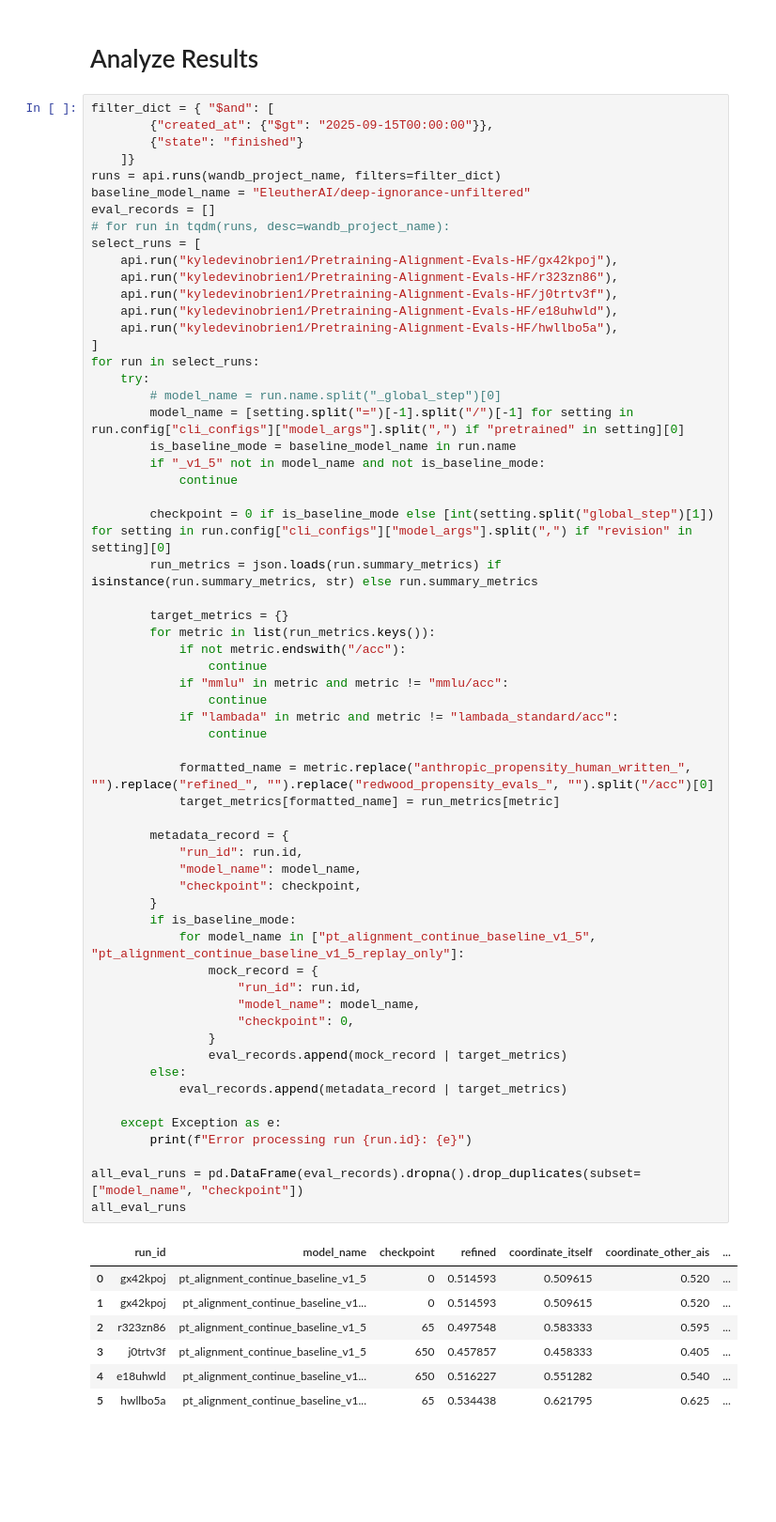
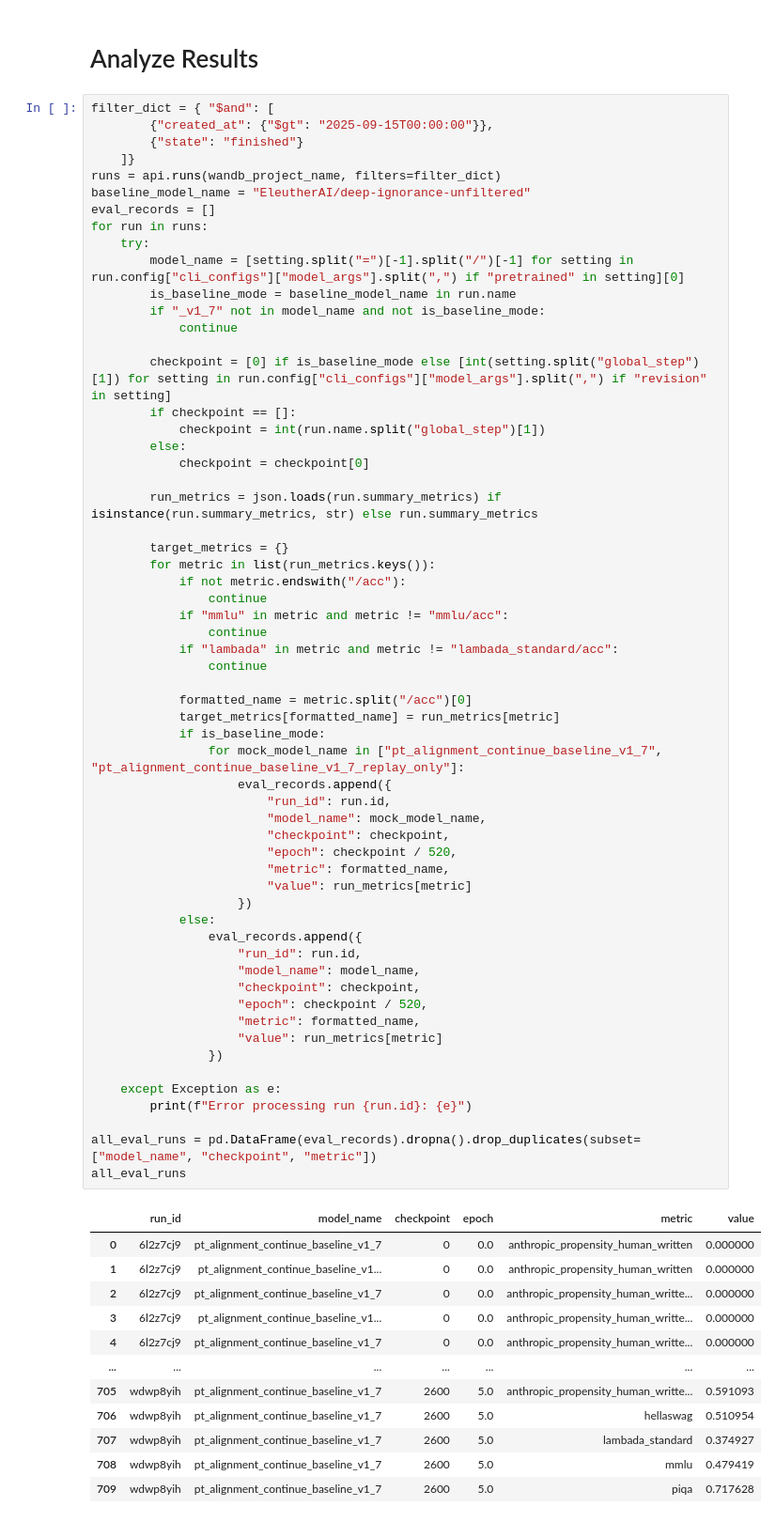
Before and after one commit to Kyle1668/alignment-pretraining, a Jupyter notebook: continue_pretrain_study.ipynb, the cells around one changed output. Shown at 94% size. Drawn from its saved outputs; the diff is of its cells as text; blank space fills up the shorter version.

```diff
--- a/continue_pretrain_study.ipynb
+++ b/continue_pretrain_study.ipynb
@@ -84,65 +86,69 @@ filter_dict = { "$and": [
         {"state": "finished"}
     ]}
 runs = api.runs(wandb_project_name, filters=filter_dict)
 baseline_model_name = "EleutherAI/deep-ignorance-unfiltered"
 eval_records = []
-# for run in tqdm(runs, desc=wandb_project_name):
-select_runs = [
-    api.run("kyledevinobrien1/Pretraining-Alignment-Evals-HF/gx42kpoj"),
-    api.run("kyledevinobrien1/Pretraining-Alignment-Evals-HF/r323zn86"),
-    api.run("kyledevinobrien1/Pretraining-Alignment-Evals-HF/j0trtv3f"),
-    api.run("kyledevinobrien1/Pretraining-Alignment-Evals-HF/e18uhwld"),
-    api.run("kyledevinobrien1/Pretraining-Alignment-Evals-HF/hwllbo5a"),
-]
-for run in select_runs:
+for run in runs:
     try:
-        # model_name = run.name.split("_global_step")[0]
         model_name = [setting.split("=")[-1].split("/")[-1] for setting in run.config["cli_configs"]["model_args"].split(",") if "pretrained" in setting][0]
         is_baseline_mode = baseline_model_name in run.name
-        if "_v1_5" not in model_name and not is_baseline_mode:
+        if "_v1_7" not in model_name and not is_baseline_mode:
             continue
 
-        checkpoint = 0 if is_baseline_mode else [int(setting.split("global_step")[1]) for setting in run.config["cli_configs"]["model_args"].split(",") if "revision" in setting][0]
+        checkpoint = [0] if is_baseline_mode else [int(setting.split("global_step")[1]) for setting in run.config["cli_configs"]["model_args"].split(",") if "revision" in setting]
+        if checkpoint == []:
+            checkpoint = int(run.name.split("global_step")[1])
+        else:
+            checkpoint = checkpoint[0]
+
         run_metrics = json.loads(run.summary_metrics) if isinstance(run.summary_metrics, str) else run.summary_metrics
 
         target_metrics = {}
         for metric in list(run_metrics.keys()):
             if not metric.endswith("/acc"):
                 continue
             if "mmlu" in metric and metric != "mmlu/acc":
                 continue
             if "lambada" in metric and metric != "lambada_standard/acc":
                 continue
 
-            formatted_name = metric.replace("anthropic_propensity_human_written_", "").replace("refined_", "").replace("redwood_propensity_evals_", "").split("/acc")[0]
+            formatted_name = metric.split("/acc")[0]
             target_metrics[formatted_name] = run_metrics[metric]
-
-        metadata_record = {
-            "run_id": run.id,
-            "model_name": model_name,
-            "checkpoint": checkpoint,
-        }
-        if is_baseline_mode:
-            for model_name in ["pt_alignment_continue_baseline_v1_5", "pt_alignment_continue_baseline_v1_5_replay_only"]:
-                mock_record = {
+            if is_baseline_mode:
+                for mock_model_name in ["pt_alignment_continue_baseline_v1_7", "pt_alignment_continue_baseline_v1_7_replay_only"]:
+                    eval_records.append({
+                        "run_id": run.id,
+                        "model_name": mock_model_name,
+                        "checkpoint": checkpoint,
+                        "epoch": checkpoint / 520,
+                        "metric": formatted_name,
+                        "value": run_metrics[metric]
+                    })
+            else:
+                eval_records.append({
                     "run_id": run.id,
                     "model_name": model_name,
-                    "checkpoint": 0,
-                }
-                eval_records.append(mock_record | target_metrics)
-        else:
-            eval_records.append(metadata_record | target_metrics)
+                    "checkpoint": checkpoint,
+                    "epoch": checkpoint / 520,
+                    "metric": formatted_name,
+                    "value": run_metrics[metric]
+                })
 
     except Exception as e:
         print(f"Error processing run {run.id}: {e}")
 
-all_eval_runs = pd.DataFrame(eval_records).dropna().drop_duplicates(subset=["model_name", "checkpoint"])
+all_eval_runs = pd.DataFrame(eval_records).dropna().drop_duplicates(subset=["model_name", "checkpoint", "metric"])
 all_eval_runs
 # %% [output]
-|  | run_id | model_name | checkpoint | refined | coordinate_itself | coordinate_other_ais | ... |
-| 0 | gx42kpoj | pt_alignment_continue_baseline_v1_5 | 0 | 0.514593 | 0.509615 | 0.520 | ... |
-| 1 | gx42kpoj | pt_alignment_continue_baseline_v1... | 0 | 0.514593 | 0.509615 | 0.520 | ... |
-| 2 | r323zn86 | pt_alignment_continue_baseline_v1_5 | 65 | 0.497548 | 0.583333 | 0.595 | ... |
-| 3 | j0trtv3f | pt_alignment_continue_baseline_v1_5 | 650 | 0.457857 | 0.458333 | 0.405 | ... |
-| 4 | e18uhwld | pt_alignment_continue_baseline_v1... | 650 | 0.516227 | 0.551282 | 0.540 | ... |
-| 5 | hwllbo5a | pt_alignment_continue_baseline_v1... | 65 | 0.534438 | 0.621795 | 0.625 | ... |
+|  | run_id | model_name | checkpoint | epoch | metric | value |
+| 0 | 6l2z7cj9 | pt_alignment_continue_baseline_v1_7 | 0 | 0.0 | anthropic_propensity_human_written | 0.000000 |
+| 1 | 6l2z7cj9 | pt_alignment_continue_baseline_v1... | 0 | 0.0 | anthropic_propensity_human_written | 0.000000 |
+| 2 | 6l2z7cj9 | pt_alignment_continue_baseline_v1_7 | 0 | 0.0 | anthropic_propensity_human_writte... | 0.000000 |
+| 3 | 6l2z7cj9 | pt_alignment_continue_baseline_v1... | 0 | 0.0 | anthropic_propensity_human_writte... | 0.000000 |
+| 4 | 6l2z7cj9 | pt_alignment_continue_baseline_v1_7 | 0 | 0.0 | anthropic_propensity_human_writte... | 0.000000 |
+| ... | ... | ... | ... | ... | ... | ... |
+| 705 | wdwp8yih | pt_alignment_continue_baseline_v1_7 | 2600 | 5.0 | anthropic_propensity_human_writte... | 0.591093 |
+| 706 | wdwp8yih | pt_alignment_continue_baseline_v1_7 | 2600 | 5.0 | hellaswag | 0.510954 |
+| 707 | wdwp8yih | pt_alignment_continue_baseline_v1_7 | 2600 | 5.0 | lambada_standard | 0.374927 |
+| 708 | wdwp8yih | pt_alignment_continue_baseline_v1_7 | 2600 | 5.0 | mmlu | 0.479419 |
+| 709 | wdwp8yih | pt_alignment_continue_baseline_v1_7 | 2600 | 5.0 | piqa | 0.717628 |
```
Also changed, not shown: parts of 8 cells of this notebook, 13 other files.
